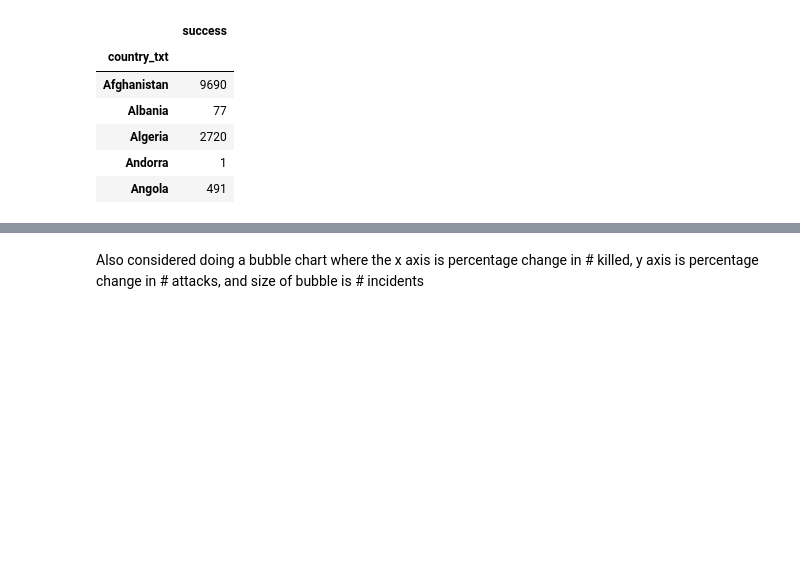
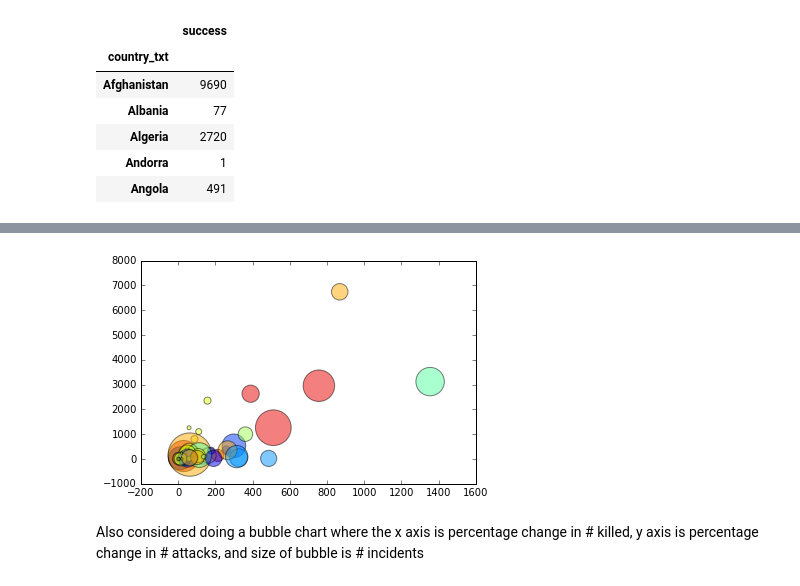
Before and after one commit to ICT4SD/Terrorism_Analysis, a Jupyter notebook: Bubble Chart Class.ipynb, the cells around one changed output, grey strips where cells are left out. Drawn from its saved outputs; the diff is of its cells as text; code cells hidden in the pictures; blank space fills up the shorter version.

Commit message:
used widgets

```diff
--- a/Bubble Chart Class.ipynb
+++ b/Bubble Chart Class.ipynb
@@ -297,0 +310,4 @@ show(p)  # open a browser
+# %%
+interact(create_bubble_chart, year=widgets.IntSlider(min=1975,max=2015,step=5,value=2015))
+# %% [output]
+[figure, added]
```
Also changed, not shown: parts of 21 cells of this notebook.
